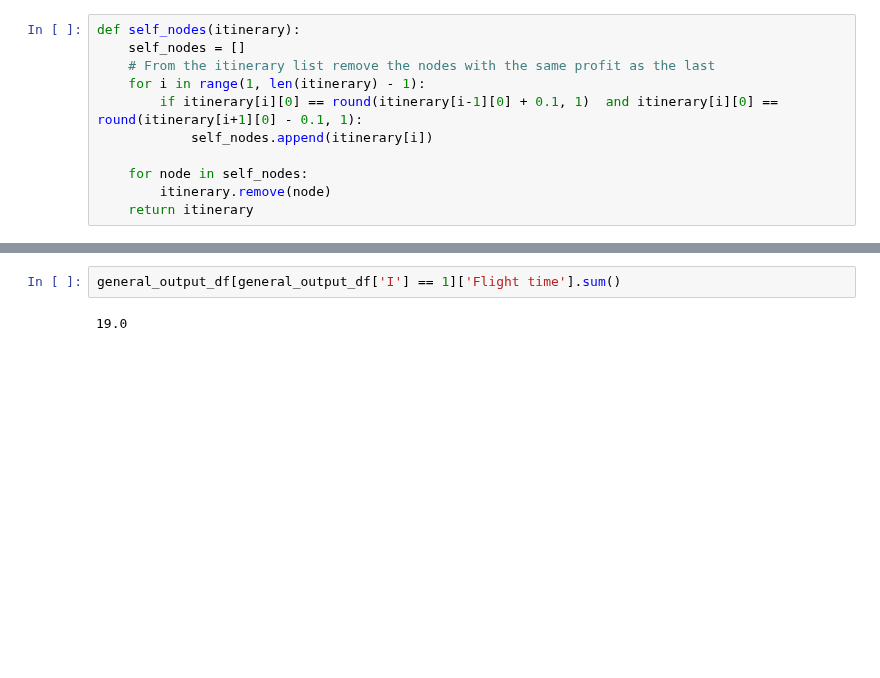
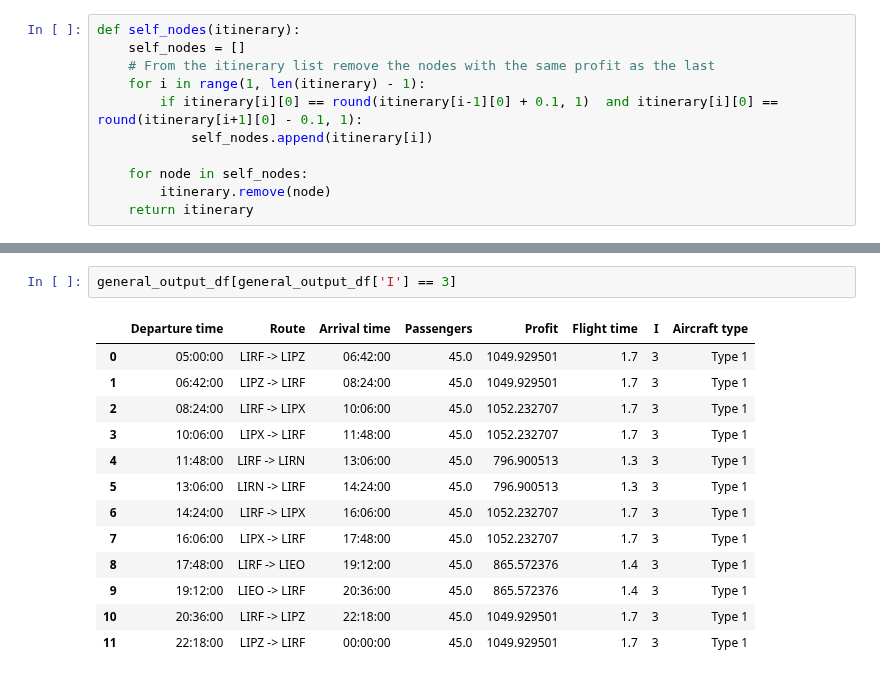
Before and after one commit to allanguzmanf/AE4426, a Jupyter notebook: Assignment/Part_3/Assignment_P3.ipynb, the cells around one changed output, grey strips where cells are left out. Drawn from its saved outputs; the diff is of its cells as text; blank space fills up the shorter version.

```diff
--- a/Assignment/Part_3/Assignment_P3.ipynb
+++ b/Assignment/Part_3/Assignment_P3.ipynb
@@ -700,4 +665,16 @@ plt.show()
 # %%
-general_output_df[general_output_df['I'] == 1]['Flight time'].sum()
+general_output_df[general_output_df['I'] == 3]
 # %% [output]
-19.0
+|  | Departure time | Route | Arrival time | Passengers | Profit | Flight time | I | Aircraft type |
+| 0 | 05:00:00 | LIRF -> LIPZ | 06:42:00 | 45.0 | 1049.929501 | 1.7 | 3 | Type 1 |
+| 1 | 06:42:00 | LIPZ -> LIRF | 08:24:00 | 45.0 | 1049.929501 | 1.7 | 3 | Type 1 |
+| 2 | 08:24:00 | LIRF -> LIPX | 10:06:00 | 45.0 | 1052.232707 | 1.7 | 3 | Type 1 |
+| 3 | 10:06:00 | LIPX -> LIRF | 11:48:00 | 45.0 | 1052.232707 | 1.7 | 3 | Type 1 |
+| 4 | 11:48:00 | LIRF -> LIRN | 13:06:00 | 45.0 | 796.900513 | 1.3 | 3 | Type 1 |
+| 5 | 13:06:00 | LIRN -> LIRF | 14:24:00 | 45.0 | 796.900513 | 1.3 | 3 | Type 1 |
+| 6 | 14:24:00 | LIRF -> LIPX | 16:06:00 | 45.0 | 1052.232707 | 1.7 | 3 | Type 1 |
+| 7 | 16:06:00 | LIPX -> LIRF | 17:48:00 | 45.0 | 1052.232707 | 1.7 | 3 | Type 1 |
+| 8 | 17:48:00 | LIRF -> LIEO | 19:12:00 | 45.0 | 865.572376 | 1.4 | 3 | Type 1 |
+| 9 | 19:12:00 | LIEO -> LIRF | 20:36:00 | 45.0 | 865.572376 | 1.4 | 3 | Type 1 |
+| 10 | 20:36:00 | LIRF -> LIPZ | 22:18:00 | 45.0 | 1049.929501 | 1.7 | 3 | Type 1 |
+| 11 | 22:18:00 | LIPZ -> LIRF | 00:00:00 | 45.0 | 1049.929501 | 1.7 | 3 | Type 1 |
```
Also changed, not shown: parts of 8 cells of this notebook.
